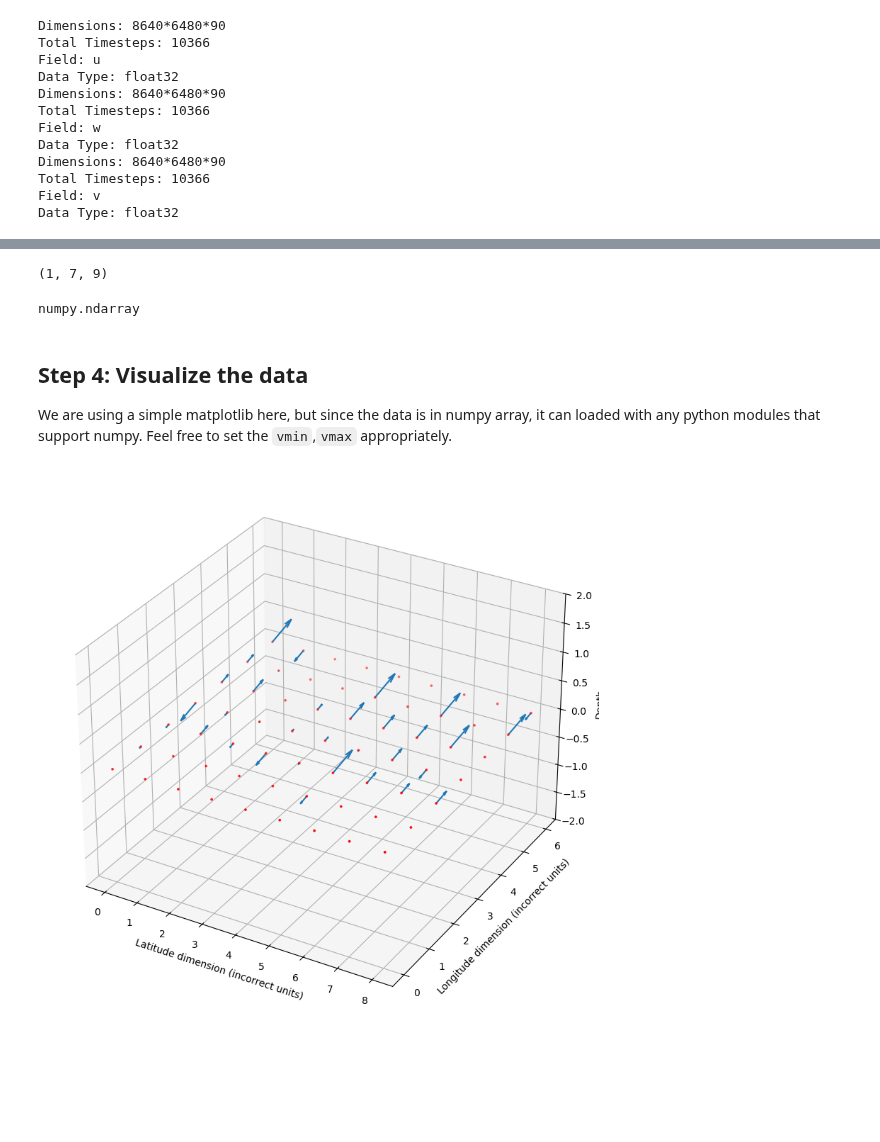
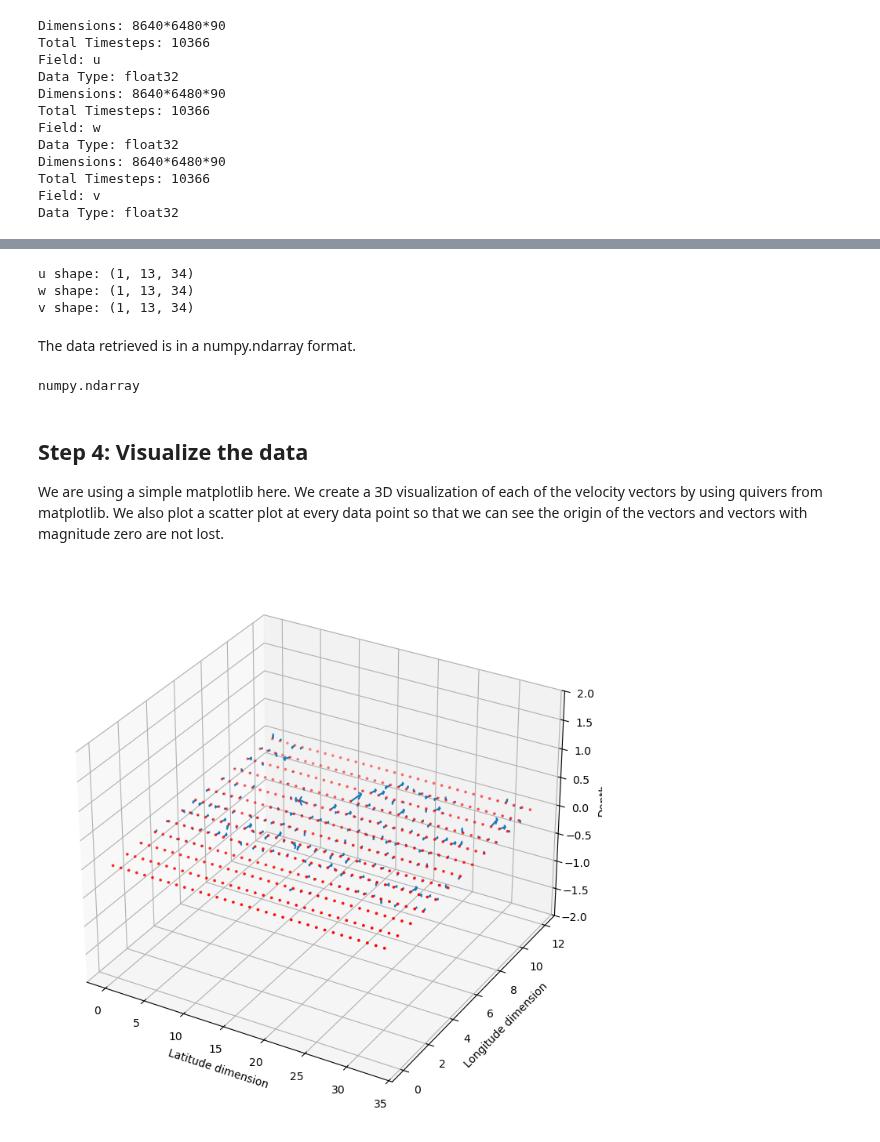
Before and after one commit to jhalloy/SeaView, a Jupyter notebook: llc2160_matplotlib_3d.ipynb, the cells around one changed output, grey strips where cells are left out. Cells and saved outputs as stored; diff of their text form; code cells hidden in the pictures; blank space fills up the shorter version.

```diff
--- a/llc2160_matplotlib_3d.ipynb
+++ b/llc2160_matplotlib_3d.ipynb
@@ -50,45 +47,47 @@ This section shows you how to load the data you want. You can select any timeste
 # %%
 data = {}
 for key in dbs:
-    data[key] = dbs[key].db.read(time=0, quality=-27)
-#data=db.db.read(time=0,z=[0,1],quality=-12) #Since each timestep is >30GB, I am only selecting 1 level out of 90.
-
-data['u'].shape
+    data[key] = dbs[key].db.read(time=0, quality=-24)
+    print(f"{key} shape: {data[key].shape}")
 # %% [output]
-(1, 7, 9)
+u shape: (1, 13, 34)
+w shape: (1, 13, 34)
+v shape: (1, 13, 34)
+# %% [markdown]
+The data retrieved is in a numpy.ndarray format.
 # %%
 type(data['u'])
 # %% [output]
 numpy.ndarray
 # %% [markdown]
 ## **Step 4:  Visualize the data**
-We are using a simple matplotlib here, but since the data is in numpy array, it can loaded with any python modules that support numpy. Feel free to set the `vmin`,`vmax` appropriately.
+We are using a simple matplotlib here. We create a 3D visualization of each of the velocity vectors by using quivers from matplotlib. We also plot a scatter plot at every data point so that we can see the origin of the vectors and vectors with magnitude zero are not lost.
 # %%
 from mpl_toolkits.mplot3d import Axes3D
 # %%
 u = data['u']
 v = data['v']
 w = data['w']
 
 depth_indices = np.arange(u.shape[0], dtype=int)
 height_indices = np.arange(u.shape[1], dtype=int)
 width_indices = np.arange(u.shape[2], dtype=int)
 
 # create meshgrid
 z, y, x = np.meshgrid(depth_indices, height_indices, width_indices, indexing='ij')
 
 # plot
-fig = plt.figure(figsize=(15, 10))
+fig = plt.figure(figsize=(15, 9))
 ax = fig.add_subplot(111, projection='3d')
 
 ax.quiver(x, y, z, u, v, w) # velocity vectors
 ax.scatter(x, y, z, color='red', s=3, label='Arrow origins') # vector origins
 
-ax.set_xlabel('Latitude dimension (incorrect units)')
-ax.set_ylabel('Longitude dimension (incorrect units)')
+ax.set_xlabel('Latitude dimension')
+ax.set_ylabel('Longitude dimension')
 ax.set_zlabel('Depth')
 ax.set_zlim(-2, 2)
 
 plt.show()
 # %% [output]
-[figure, old version]
+[figure, new version]
```
Also changed, not shown: parts of 4 cells of this notebook.
